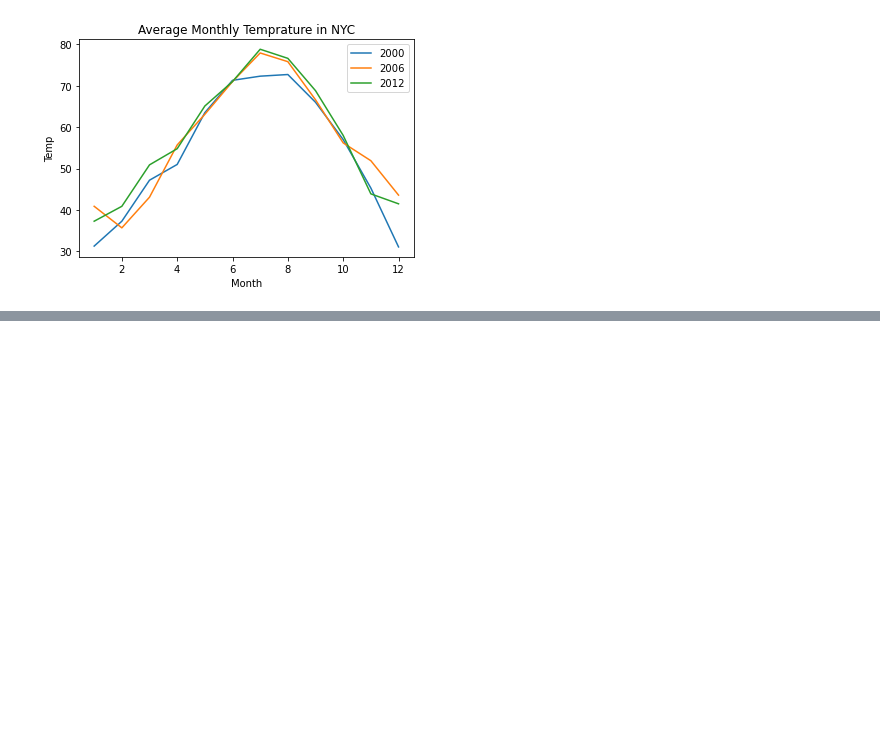
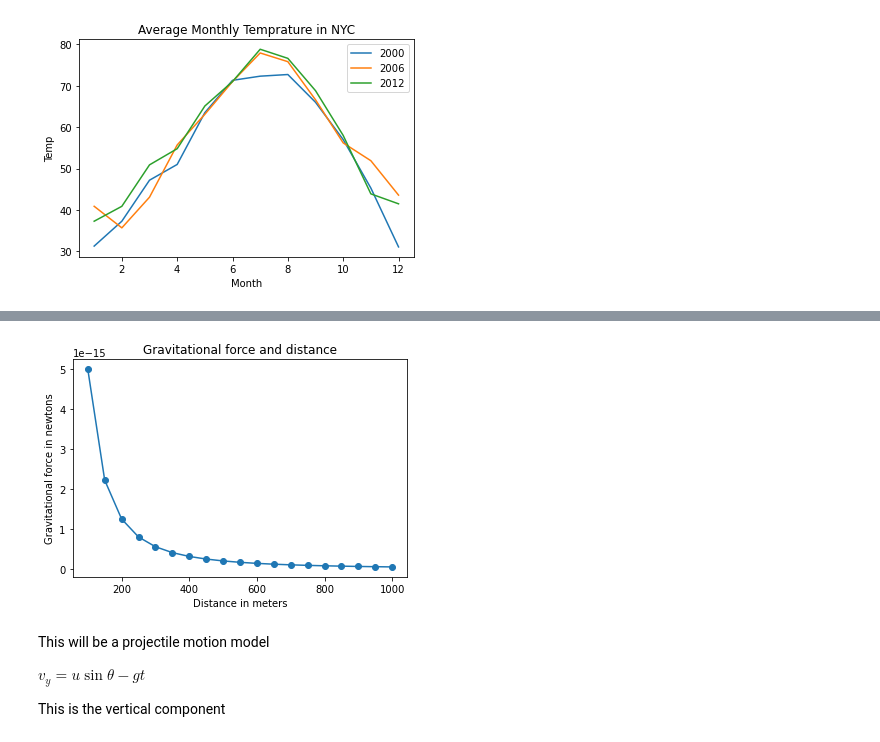
Before and after one commit to mackenr/CodeUp, a Jupyter notebook: doing_math_w_py.ipynb, the cells around one changed output, grey strips where cells are left out. Cells and saved outputs as stored; diff of their text form; code cells hidden in the pictures; blank space fills up the shorter version.

```diff
--- a/doing_math_w_py.ipynb
+++ b/doing_math_w_py.ipynb
@@ -50,0 +85,44 @@ legend([2000,2006,2012])
+# %%
+## Graphing with formulas
+'''
+The relationship between gravitational force and distance between two bodies
+'''
+
+import matplotlib.pyplot as plt
+#draw the graph
+def draw_graph(x,y):
+    plt.plot(x,y,marker='o')
+    plt.xlabel('Distance in meters')
+    plt.ylabel('Gravitational force in newtons')
+    plt.title('Gravitational force and distance')
+    plt.show()
+
+def generate_F_r():
+    #generat values for r
+    r= range(100,1001,50)
+    #Empty list f\to store the calculated values of F
+    F=[]
+
+    #Constant, G
+    G= 6.674*(10**-11)
+    #Two masses
+    m1=0.5
+    m2=1.5
+# Calc force and add to list F
+    for dist in r:
+        force=G*(m1*m2)/(dist**2)
+        F.append(force)
+
+    #call the graph function
+    draw_graph(r,F)
+if __name__=='__main__':
+    generate_F_r()
+# %% [output]
+[figure, added]
+# %% [markdown]
+This will be a projectile motion model
+
+$ v_y=u\sin{\theta}-gt$
+
+
+This is the vertical component
```
Also changed, not shown: parts of 4 cells of this notebook, 1 other file.
